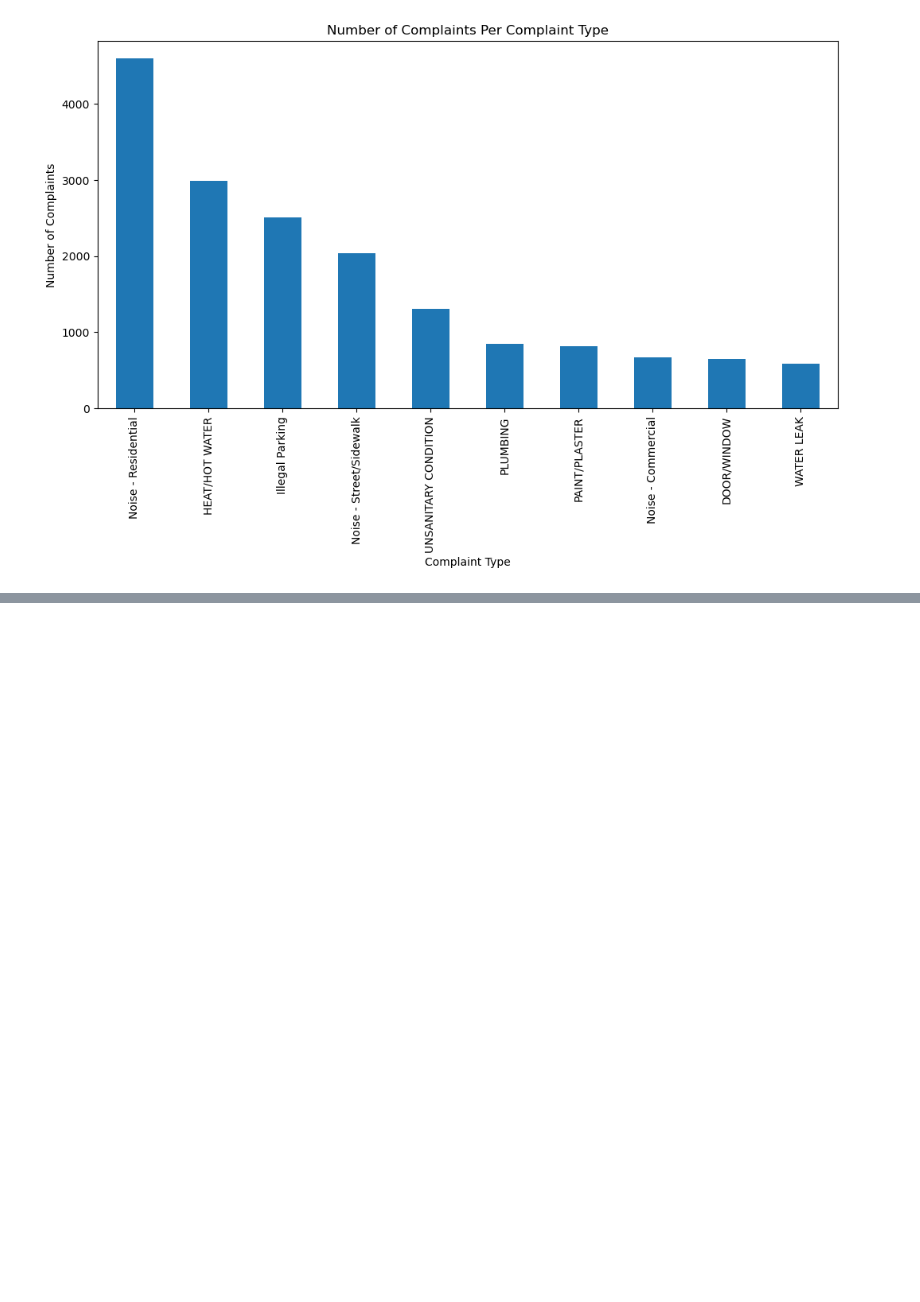
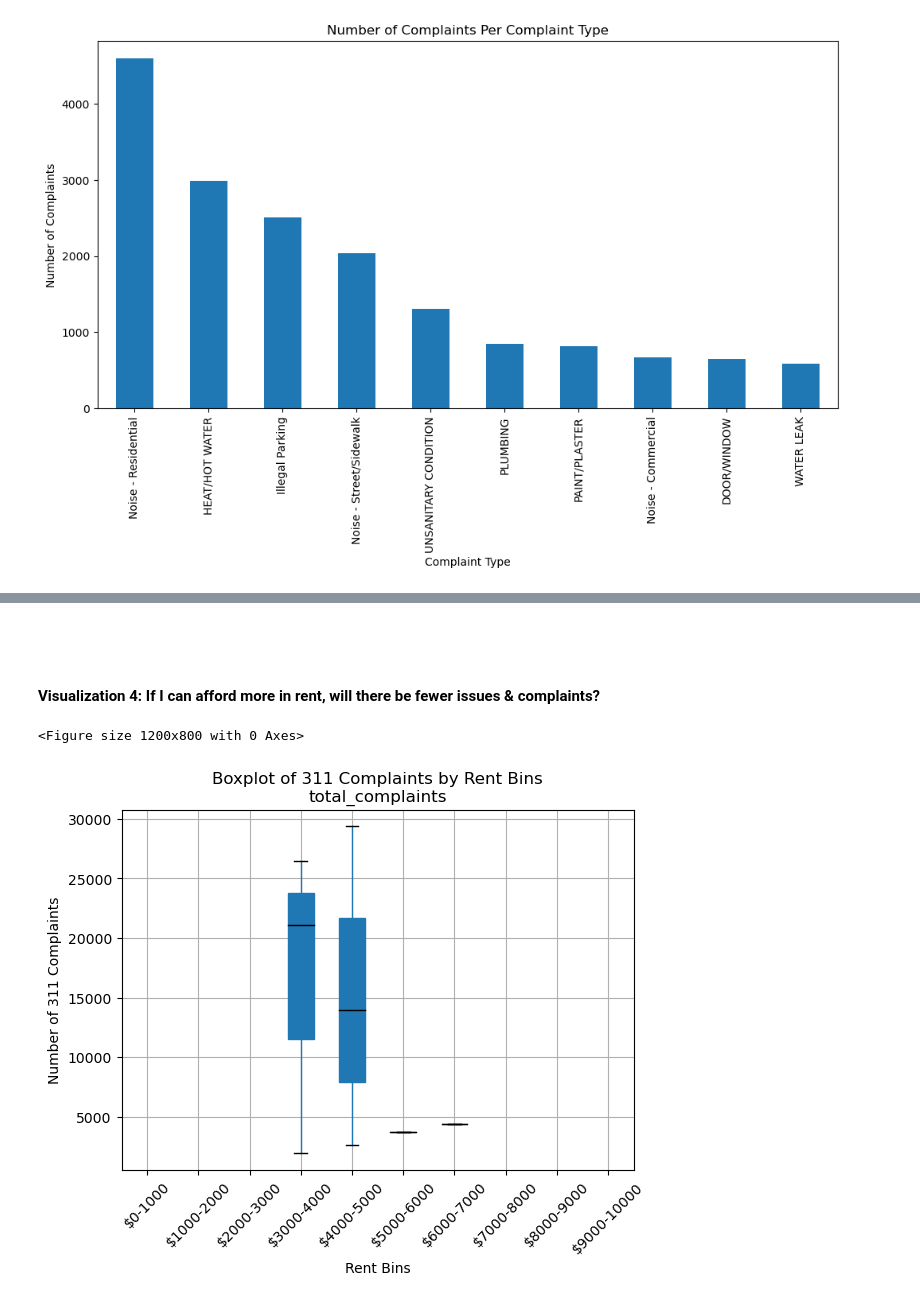
Before and after one commit to Moustafaban1/Project---Tools-for-Analytics-, a Jupyter notebook: Group 6 Final Project.ipynb, the cells around one changed output, grey strips where cells are left out. Saved outputs shown, nothing was run; the diff lists cells and outputs as text; code cells hidden in the pictures; blank space fills up the shorter version.

```diff
--- a/Group 6 Final Project.ipynb
+++ b/Group 6 Final Project.ipynb
@@ -903,0 +986,4 @@ plot_visual_2(some_dataframe)
+# %% [markdown]
+####
+# %% [markdown]
+#### Visualization 4: If I can afford more in rent, will there be fewer issues & complaints?
@@ -903,0 +1005,36 @@ plot_visual_2(some_dataframe)
+# %%
+def get_data_for_visual_4():
+
+    engine = create_engine(DB_URL)
+
+    # Define the query to retrieve data for the specified time frame
+    query = """
+        SELECT
+            rents."zip_code",
+            AVG(rents."Jan_2024") AS rent,
+            COUNT(*) AS num_complaints
+        FROM
+            rents
+        JOIN
+            complaints ON rents."zip_code" = complaints."zip_code"
+        WHERE
+            complaints.created_date BETWEEN '2023-03-01' AND '2024-02-29'
+        GROUP BY
+            rents."zip_code"
+        LIMIT 10;
+    """
+    # Use the engine to connect and execute the query
+    with engine.connect() as conn:
+        result = conn.execute(text(query))
+        data = result.fetchall()
+
+    # Convert the result to a Pandas DataFrame
+    dataframe = pd.DataFrame(data, columns=['zipcode','rents','total_complaints'])
+
+    return dataframe
+# %%
+some_dataframe = get_data_for_visual_4()
+plot_visual_4(some_dataframe)
+# %% [output]
+<Figure size 1200x800 with 0 Axes>
+[figure, added]
```
Also changed, not shown: parts of 10 cells of this notebook.
